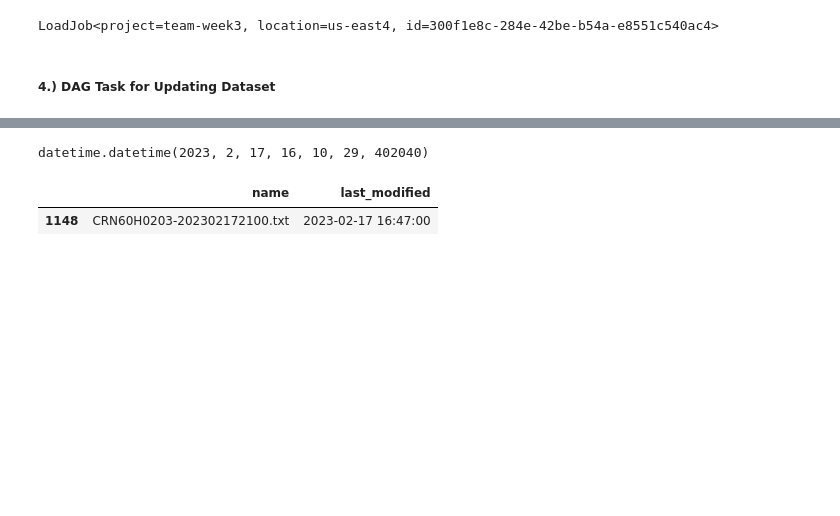
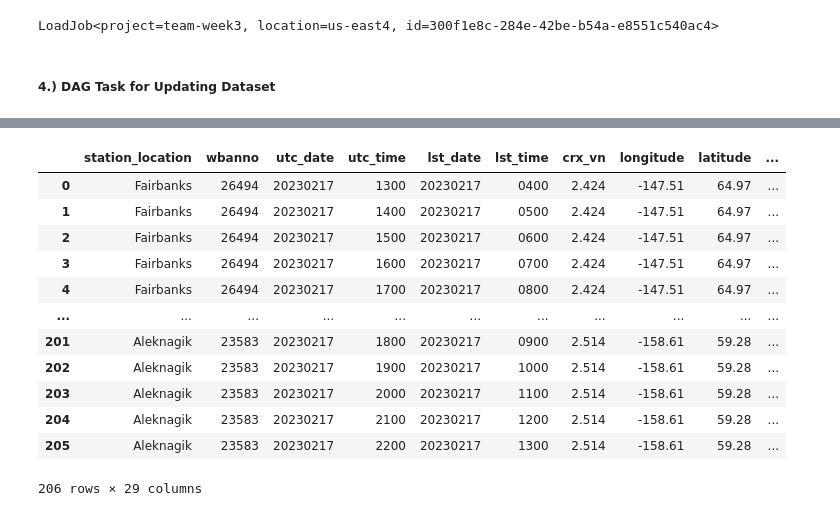
Before and after one commit to Reed-Carter/team-week3, a Jupyter notebook: alex-work/uscrn_scrape.ipynb, the cells around one changed output, grey strips where cells are left out. Drawn from its saved outputs; the diff is of its cells as text; code cells hidden in the pictures; blank space fills up the shorter version.

```diff
--- a/alex-work/uscrn_scrape.ipynb
+++ b/alex-work/uscrn_scrape.ipynb
@@ -258,6 +268,8 @@ from io import StringIO
 
 with open("data/uscrn.csv", 'r') as fp:
     q = deque(fp, 1)
-last_row = pd.read_csv(StringIO(''.join(q)), header=None)
-# last_added = datetime.strptime(last_added, "%Y-%m-%d %H:%M:%S.%f")
-last_row
+last_added = pd.read_csv(StringIO(''.join(q)), header=None).iloc[0,-1]
+last_added = datetime.strptime(last_added, "%Y-%m-%d %H:%M:%S.%f") # Most recent "date_added_utc" value
+
+# df = df[df['last_modified'] > last_added] # In actual use this won't be empty.
+tdf = df.tail(10) # for illustrative purposes
@@ -268,9 +275,0 @@ last_row
-# %%
-last_added
-# %% [output]
-datetime.datetime(2023, 2, 17, 16, 10, 29, 402040)
-# %%
-df[df['last_modified'] > last_added] # In actual use this won't be empty
-# %% [output]
-|  | name | last_modified |
-| 1148 | CRN60H0203-202302172100.txt | 2023-02-17 16:47:00 |
@@ -292,0 +289,18 @@ for url in new_file_urls:
+# %%
+updates = pd.DataFrame(rows, columns=columns[1:])
+joined = locations.merge(updates, how="left", left_on="wbanno", right_on="wbanno")
+joined.filter(regex="^((?!soil).)*$")
+# %% [output]
+|  | station_location | wbanno | utc_date | utc_time | lst_date | lst_time | crx_vn | longitude | latitude | ... |
+| 0 | Fairbanks | 26494 | 20230217 | 1300 | 20230217 | 0400 | 2.424 | -147.51 | 64.97 | ... |
+| 1 | Fairbanks | 26494 | 20230217 | 1400 | 20230217 | 0500 | 2.424 | -147.51 | 64.97 | ... |
+| 2 | Fairbanks | 26494 | 20230217 | 1500 | 20230217 | 0600 | 2.424 | -147.51 | 64.97 | ... |
+| 3 | Fairbanks | 26494 | 20230217 | 1600 | 20230217 | 0700 | 2.424 | -147.51 | 64.97 | ... |
+| 4 | Fairbanks | 26494 | 20230217 | 1700 | 20230217 | 0800 | 2.424 | -147.51 | 64.97 | ... |
+| ... | ... | ... | ... | ... | ... | ... | ... | ... | ... | ... |
+| 201 | Aleknagik | 23583 | 20230217 | 1800 | 20230217 | 0900 | 2.514 | -158.61 | 59.28 | ... |
+| 202 | Aleknagik | 23583 | 20230217 | 1900 | 20230217 | 1000 | 2.514 | -158.61 | 59.28 | ... |
+| 203 | Aleknagik | 23583 | 20230217 | 2000 | 20230217 | 1100 | 2.514 | -158.61 | 59.28 | ... |
+| 204 | Aleknagik | 23583 | 20230217 | 2100 | 20230217 | 1200 | 2.514 | -158.61 | 59.28 | ... |
+| 205 | Aleknagik | 23583 | 20230217 | 2200 | 20230217 | 1300 | 2.514 | -158.61 | 59.28 | ... |
+206 rows × 29 columns
```
Also changed, not shown: parts of 11 cells of this notebook.
